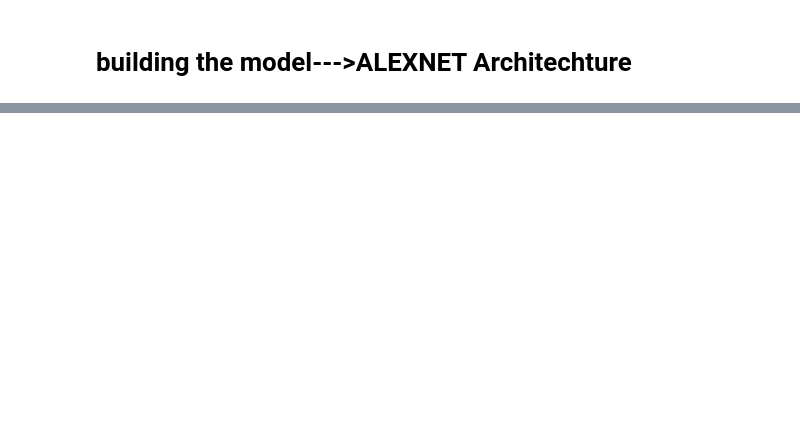
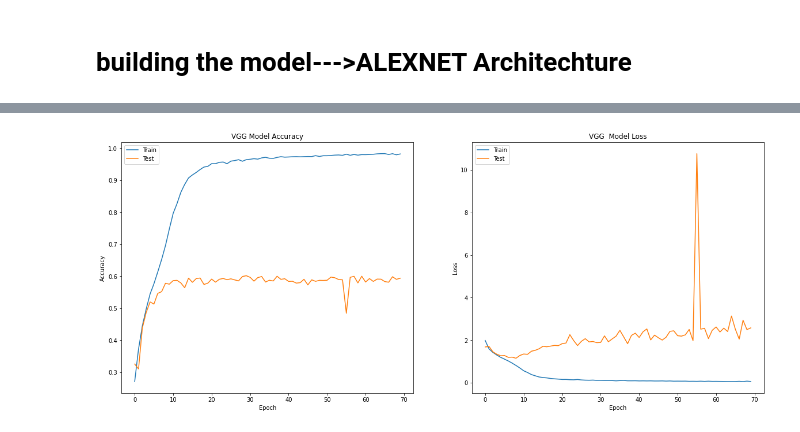
Before and after one commit to pavi-ninjaac/DeepLearningProjects, a Jupyter notebook: Face_Emotion_Recognision/FER_VGG.ipynb, the cells around one changed output, grey strips where cells are left out. Cells and saved outputs as stored; diff of their text form; code cells hidden in the pictures; blank space fills up the shorter version.

```diff
--- a/Face_Emotion_Recognision/FER_VGG.ipynb
+++ b/Face_Emotion_Recognision/FER_VGG.ipynb
@@ -120,7 +178,7 @@ The size of the validation target data--------> (3589, 7)
 # building the model--->ALEXNET Architechture
 # %%
 #building the model
-def alexnet(input_shape , num_classes , ):
+def VGGnet(input_shape , num_classes , ):
   model = Sequential()
   model.add(Conv2D(64, (5, 5), activation='relu', padding='same', input_shape=input_shape))
   model.add(Conv2D(64, (5, 5), activation='relu', padding='same', ))
@@ -162,5 +220,5 @@ def alexnet(input_shape , num_classes , ):
 
   return model
 # %%
-model = alexnet(input_shape = (48,48,1), num_classes = 7)
+model = VGGnet(input_shape = (48,48,1), num_classes = 7)
 # %% [output]
@@ -197,7 +255,7 @@ history = model.fit(X_train, y_train,
           batch_size=batch_size,
           epochs=epoches,
           verbose=1,
-          validation_data=(X_test, y_test),
-          shuffle=True)
+          validation_data=(X_val, y_val),
+          shuffle=True) #final accuracy --> at epoch 70 -->449/449 [==============================] - 16s 36ms/step - loss: 0.0594 - accuracy: 0.9826 - val_loss: 2.5800 - val_accuracy: 0.5938
 # %% [output]
 Epoch 1/70
@@ -217,0 +320,4 @@ Epoch 8/70
+# %%
+plot_accuracy_loss_graph(history)
+# %% [output]
+[figure, added]
```
Also changed, not shown: parts of 9 cells of this notebook.
